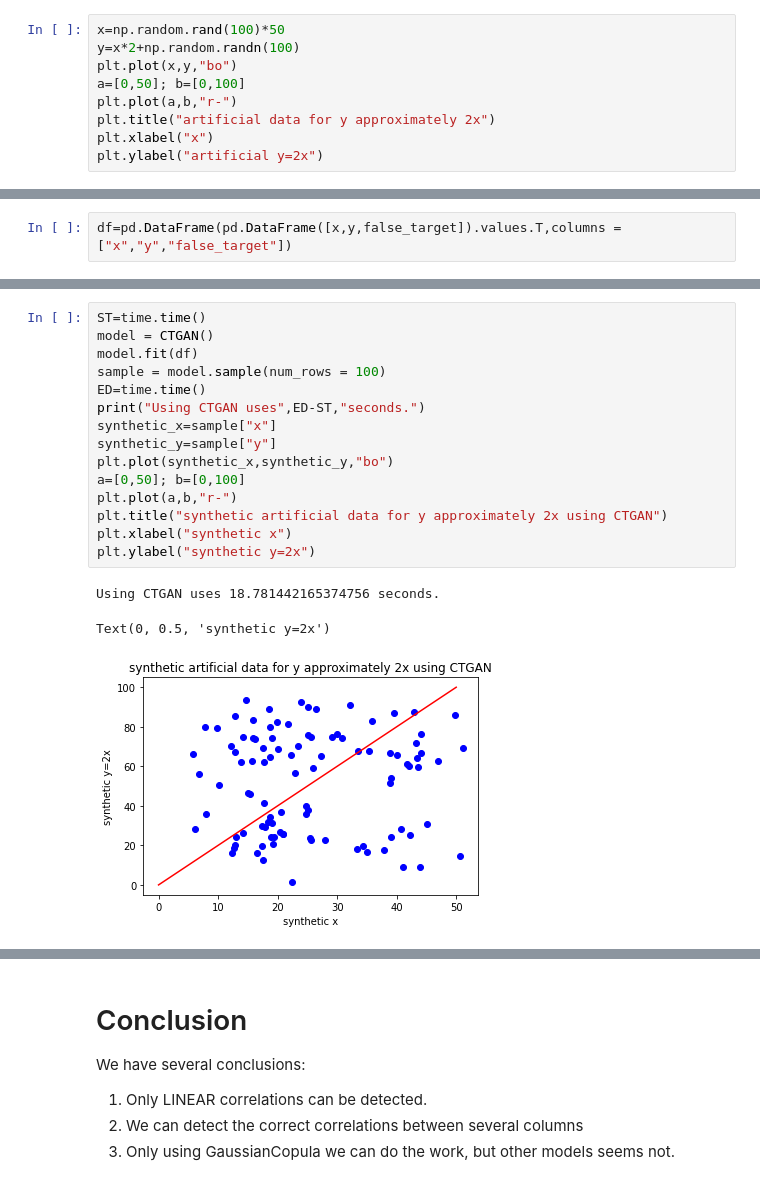
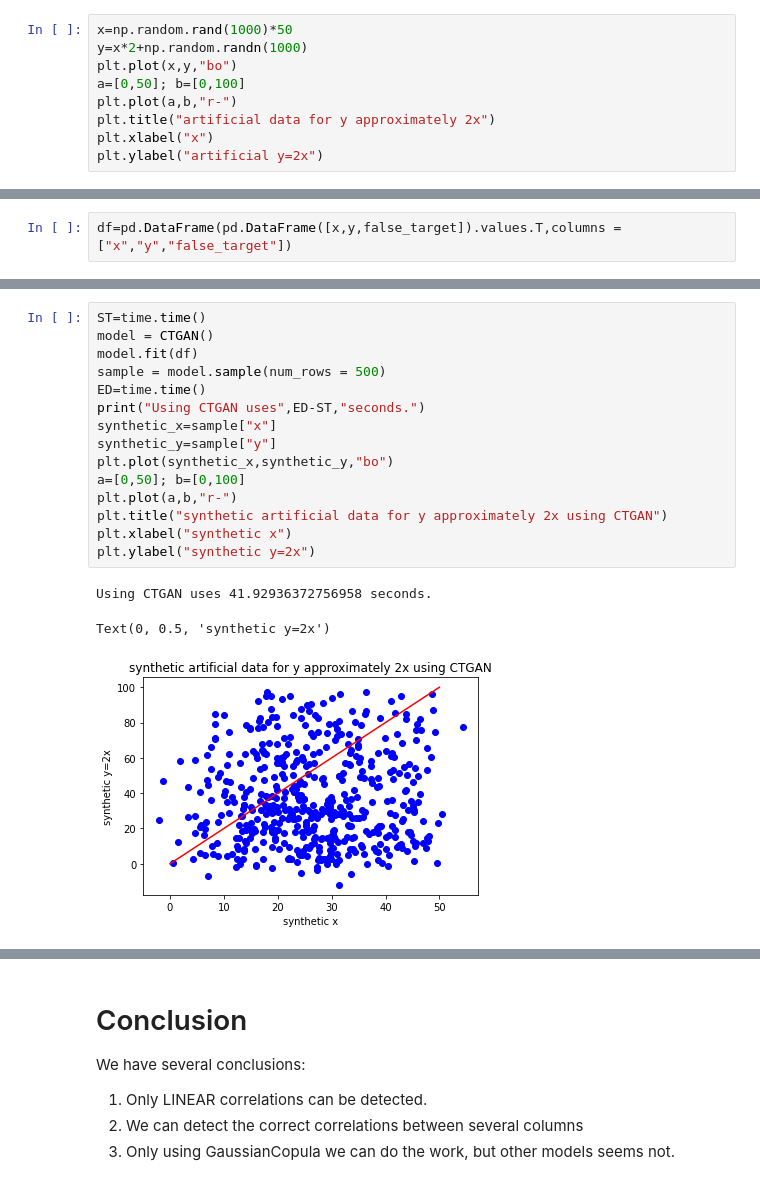
Before and after one commit to JetfiRex/SyntheticDataExperiments, a Jupyter notebook: Experiment for Correlation.ipynb, the cells around one changed output, grey strips where cells are left out. Saved outputs shown, nothing was run; the diff lists cells and outputs as text.

```diff
--- a/Experiment for Correlation.ipynb
+++ b/Experiment for Correlation.ipynb
@@ -206,8 +216,8 @@ We can see that it captures the correlation, but the variance is larger.
 # %% [markdown]
 # Use Other Models of 2 Cols
 # %%
-x=np.random.rand(100)*50
-y=x*2+np.random.randn(100)
+x=np.random.rand(1000)*50
+y=x*2+np.random.randn(1000)
 plt.plot(x,y,"bo")
 a=[0,50]; b=[0,100]
 plt.plot(a,b,"r-")
@@ -241,22 +251,22 @@ Text(0, 0.5, 'synthetic y=2x')
 # %%
 ST=time.time()
 model = CTGAN()
 model.fit(df)
-sample = model.sample(num_rows = 100)
+sample = model.sample(num_rows = 500)
 ED=time.time()
 print("Using CTGAN uses",ED-ST,"seconds.")
 synthetic_x=sample["x"]
 synthetic_y=sample["y"]
 plt.plot(synthetic_x,synthetic_y,"bo")
 a=[0,50]; b=[0,100]
 plt.plot(a,b,"r-")
 plt.title("synthetic artificial data for y approximately 2x using CTGAN")
 plt.xlabel("synthetic x")
 plt.ylabel("synthetic y=2x")
 # %% [output]
-Using CTGAN uses 18.781442165374756 seconds.
+Using CTGAN uses 41.92936372756958 seconds.
 Text(0, 0.5, 'synthetic y=2x')
-[figure, old version]
+[figure, new version]
 # %%
 ST=time.time()
 model = GaussianCopula()
```
Also changed, not shown: parts of 26 cells of this notebook.
